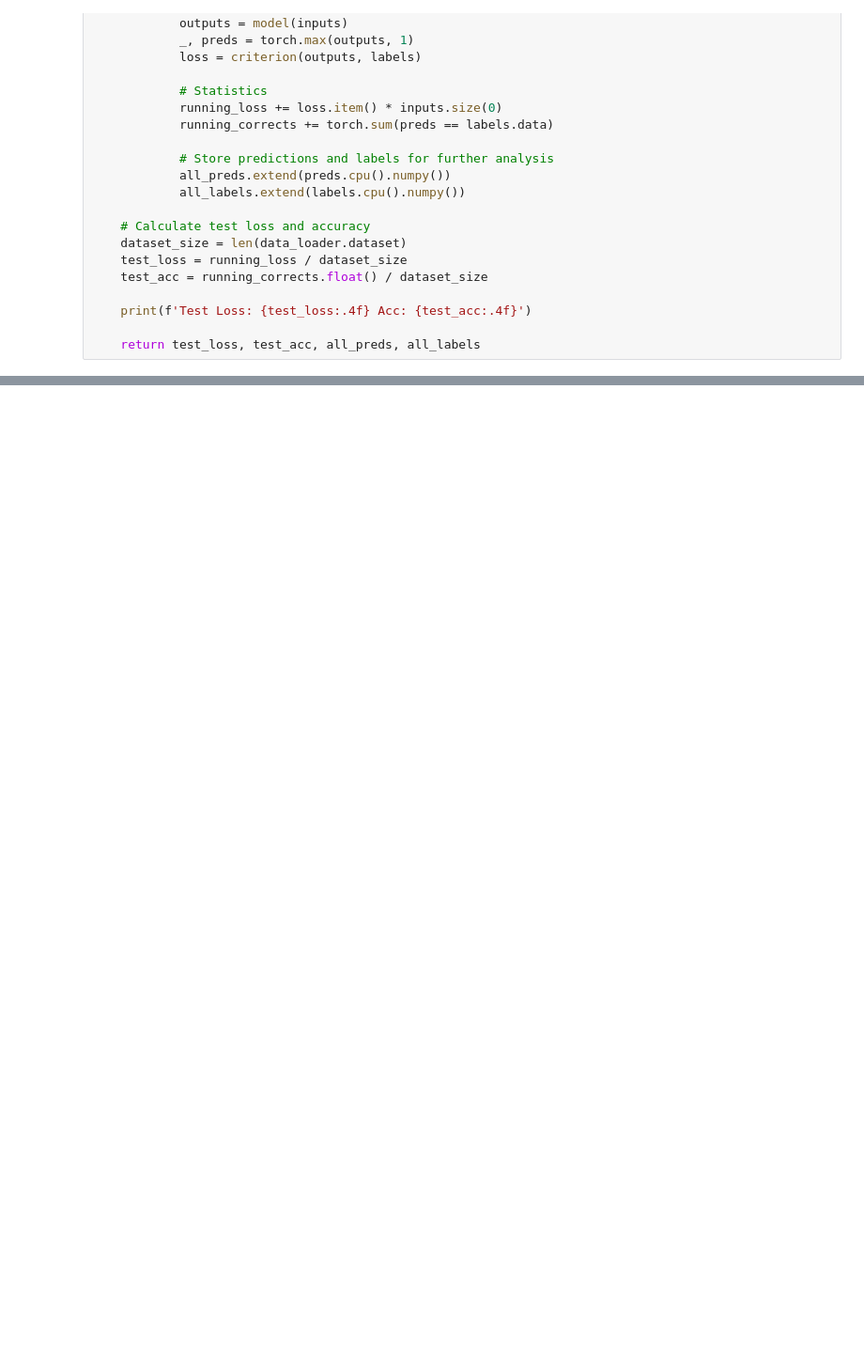
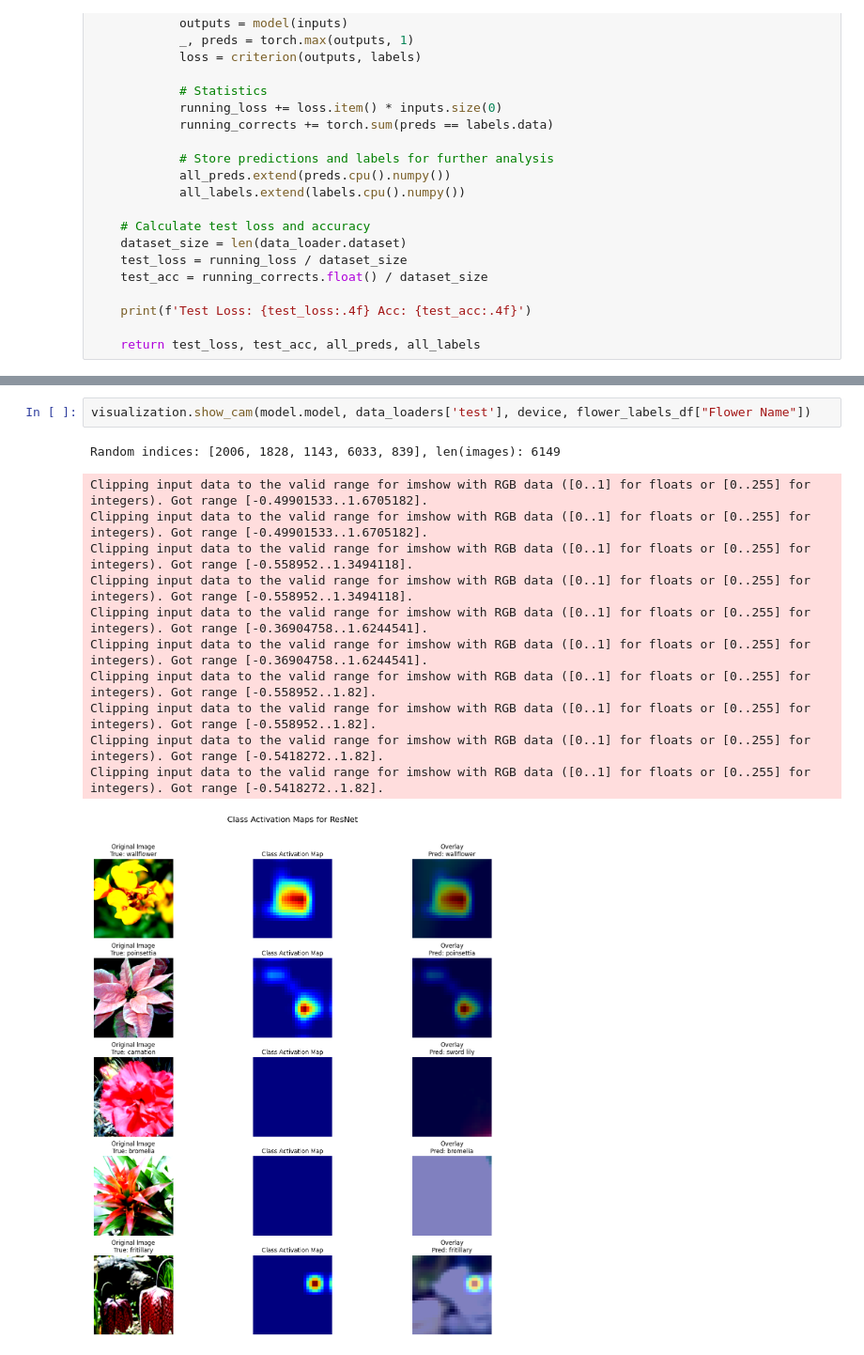
Before and after one commit to isaacchunn/flowers-recognition, a Jupyter notebook: flower-recognition.ipynb, the cells around one changed output, grey strips where cells are left out. Shown at 94% size. Saved outputs shown, nothing was run; the diff lists cells and outputs as text; blank space fills up the shorter version.

```diff
--- a/flower-recognition.ipynb
+++ b/flower-recognition.ipynb
@@ -536,0 +546,15 @@ KeyboardInterrupt:
+# %%
+visualization.show_cam(model.model, data_loaders['test'], device, flower_labels_df["Flower Name"])
+# %% [output]
+Random indices: [2006, 1828, 1143, 6033, 839], len(images): 6149
+Clipping input data to the valid range for imshow with RGB data ([0..1] for floats or [0..255] for integers). Got range [-0.49901533..1.6705182].
+Clipping input data to the valid range for imshow with RGB data ([0..1] for floats or [0..255] for integers). Got range [-0.49901533..1.6705182].
+Clipping input data to the valid range for imshow with RGB data ([0..1] for floats or [0..255] for integers). Got range [-0.558952..1.3494118].
+Clipping input data to the valid range for imshow with RGB data ([0..1] for floats or [0..255] for integers). Got range [-0.558952..1.3494118].
+Clipping input data to the valid range for imshow with RGB data ([0..1] for floats or [0..255] for integers). Got range [-0.36904758..1.6244541].
+Clipping input data to the valid range for imshow with RGB data ([0..1] for floats or [0..255] for integers). Got range [-0.36904758..1.6244541].
+Clipping input data to the valid range for imshow with RGB data ([0..1] for floats or [0..255] for integers). Got range [-0.558952..1.82].
+Clipping input data to the valid range for imshow with RGB data ([0..1] for floats or [0..255] for integers). Got range [-0.558952..1.82].
+Clipping input data to the valid range for imshow with RGB data ([0..1] for floats or [0..255] for integers). Got range [-0.5418272..1.82].
+Clipping input data to the valid range for imshow with RGB data ([0..1] for floats or [0..255] for integers). Got range [-0.5418272..1.82].
+[figure, added]
```
Also changed, not shown: parts of 6 cells of this notebook, 1 other file.
